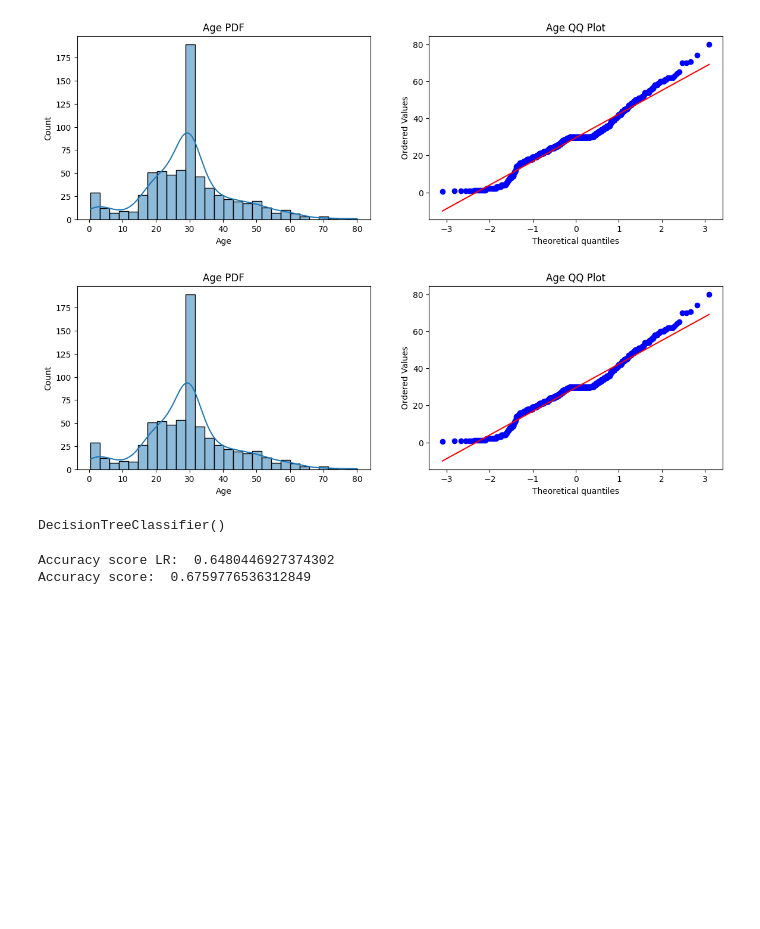
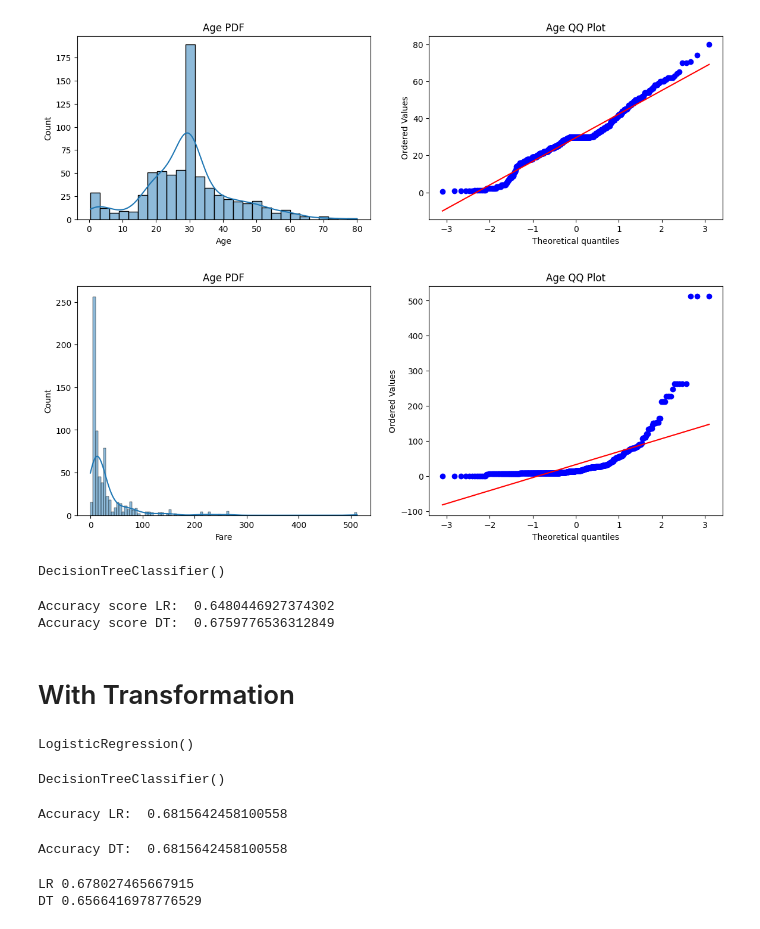
Before and after one commit to chaudhary-dotcom/Transformation, a Jupyter notebook: logTransformation.ipynb, the cells around one changed output. Cells and saved outputs as stored; diff of their text form; code cells hidden in the pictures; blank space fills up the shorter version.

Commit message:
transform using different transformation like square, squre root, reciprocal and other

```diff
--- a/logTransformation.ipynb
+++ b/logTransformation.ipynb
@@ -87,18 +89,18 @@ plt.show()
 # %% [output]
 [figure]
 # %%
-plt.figure(figsize=(14, 4))
+plt.figure(figsize=(14, 5))
 plt.subplot(121)
-sns.histplot(X_train['Age'], kde=True)
+sns.histplot(X_train['Fare'], kde=True)
 plt.title('Age PDF')
 
 plt.subplot(122)
-stats.probplot(X_train['Age'], dist='norm', plot=plt)
+stats.probplot(X_train['Fare'], dist='norm', plot=plt)
 plt.title('Age QQ Plot')
 
 plt.show()
 # %% [output]
-[figure, old version]
+[figure, new version]
 # %%
 clf = LogisticRegression()
 clf2 = DecisionTreeClassifier()
@@ -112,7 +114,9 @@ y_pred = clf.predict(X_test)
 y_pred1 = clf2.predict(X_test)
 # %%
 print('Accuracy score LR: ', accuracy_score(y_test, y_pred))
-print('Accuracy score: ', accuracy_score(y_test, y_pred1))
+print('Accuracy score DT: ', accuracy_score(y_test, y_pred1))
 # %% [output]
 Accuracy score LR:  0.6480446927374302
-Accuracy score:  0.6759776536312849
+Accuracy score DT:  0.6759776536312849
+# %% [markdown]
+# With Transformation
@@ -118,0 +131,8 @@ Accuracy score:  0.6759776536312849
+# %%
+clf.fit(X_train_transformed, y_train)
+# %% [output]
+LogisticRegression()
+# %%
+clf2.fit(X_train_transformed, y_train)
+# %% [output]
+DecisionTreeClassifier()
@@ -118,0 +143,8 @@ Accuracy score:  0.6759776536312849
+# %%
+print('Accuracy LR: ', accuracy_score(y_test, y_pred))
+# %% [output]
+Accuracy LR:  0.6815642458100558
+# %%
+print('Accuracy DT: ', accuracy_score(y_test, y_pred1))
+# %% [output]
+Accuracy DT:  0.6815642458100558
@@ -118,0 +156,6 @@ Accuracy score:  0.6759776536312849
+# %%
+print('LR', np.mean(cross_val_score(clf, X_transformed, y, scoring='accuracy', cv=10)))
+print('DT', np.mean(cross_val_score(clf2, X_transformed, y, scoring='accuracy', cv=10)))
+# %% [output]
+LR 0.678027465667915
+DT 0.6566416978776529
```
Also changed, not shown: parts of 26 cells of this notebook.
